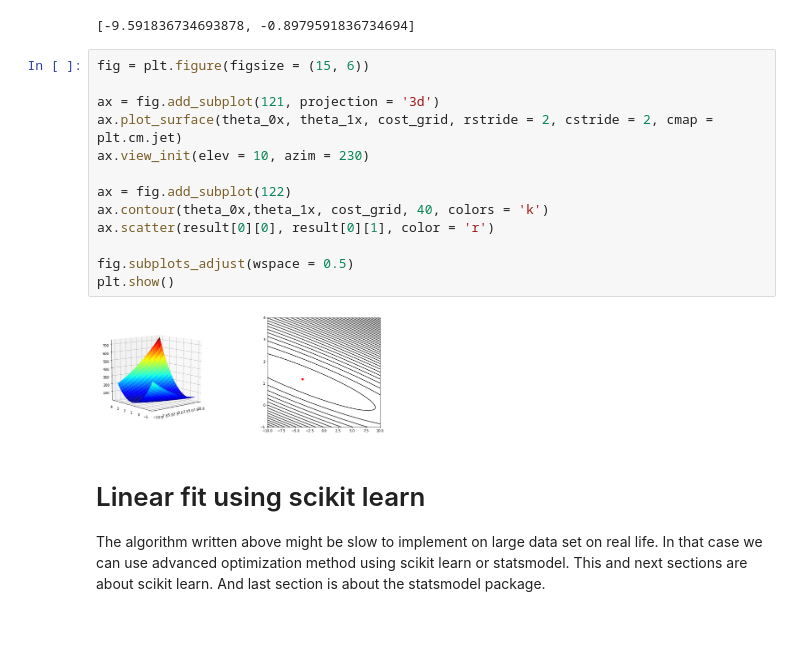
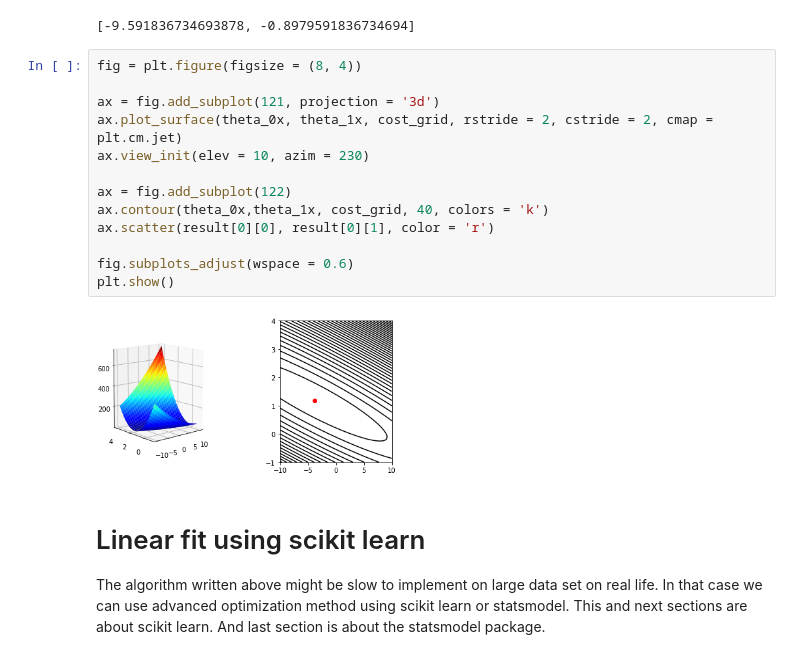
Before and after one commit to roshankoirala/Machine_learning-, a Jupyter notebook: 01. Simple Linear regression/Simple_Linear_Regression .ipynb, the cells around one changed output. Cells and saved outputs as stored; diff of their text form; blank space fills up the shorter version.

```diff
--- a/01. Simple Linear regression/Simple_Linear_Regression .ipynb
+++ b/01. Simple Linear regression/Simple_Linear_Regression .ipynb
@@ -235,20 +235,20 @@ for (i, j), k in np.ndenumerate(cost_grid):
 # %% [output]
 [-9.591836734693878, -0.8979591836734694]
 # %%
-fig = plt.figure(figsize = (15, 6))
+fig = plt.figure(figsize = (8, 4))
 
 ax = fig.add_subplot(121, projection = '3d')
 ax.plot_surface(theta_0x, theta_1x, cost_grid, rstride = 2, cstride = 2, cmap = plt.cm.jet)
 ax.view_init(elev = 10, azim = 230)
 
 ax = fig.add_subplot(122)
 ax.contour(theta_0x,theta_1x, cost_grid, 40, colors = 'k')
 ax.scatter(result[0][0], result[0][1], color = 'r')
 
-fig.subplots_adjust(wspace = 0.5)
+fig.subplots_adjust(wspace = 0.6)
 plt.show()
 # %% [output]
-[figure, old version]
+[figure, new version]
 # %% [markdown]
 # Linear fit using scikit learn
 
```
Also changed, not shown: parts of 1 cell of this notebook.
